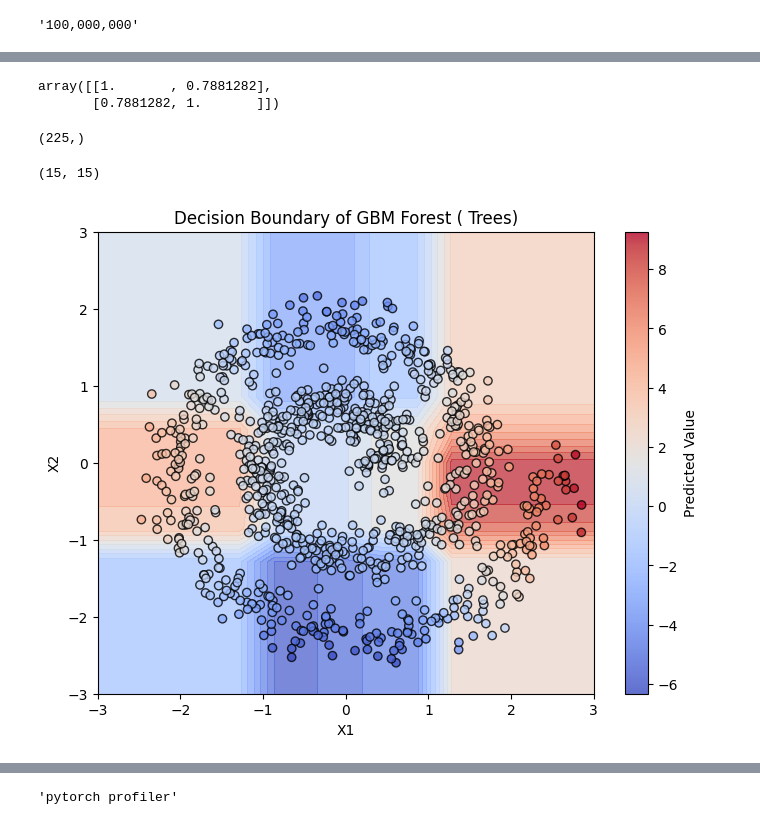
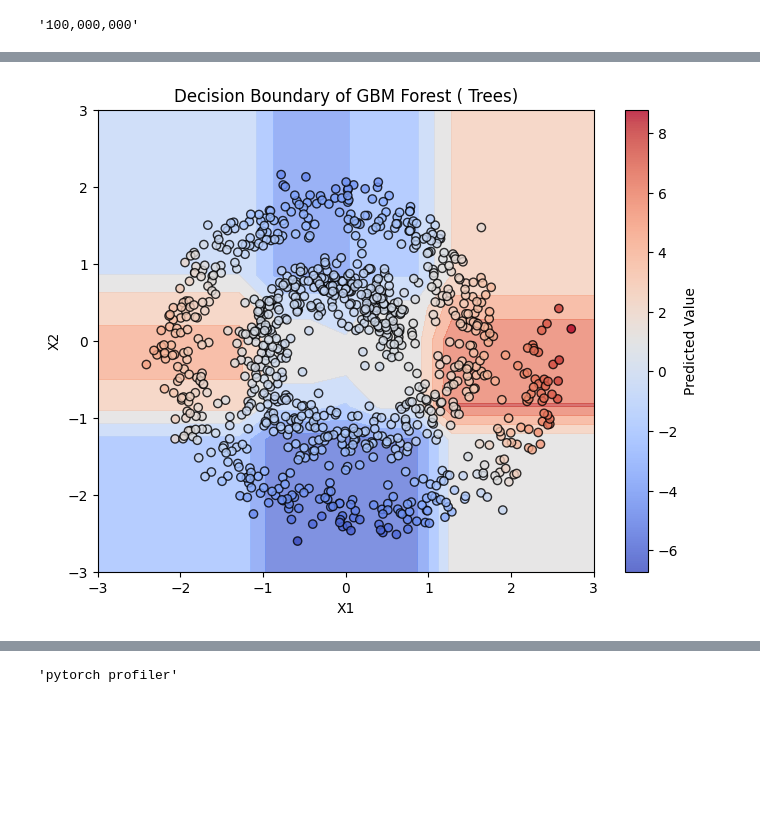
Before and after one commit to jefferythewind/erasplit-gpu, a Jupyter notebook: EraSplit GPU.ipynb, the cells around one changed output, grey strips where cells are left out. Cells and saved outputs as stored; diff of their text form; code cells hidden in the pictures; blank space fills up the shorter version.

Commit message:
checkpointing code, python recursive loop and new histogram on cuda

```diff
--- a/EraSplit GPU.ipynb
+++ b/EraSplit GPU.ipynb
@@ -354,9 +358,6 @@ stats.strip_dirs().sort_stats("cumulative").print_stats(20)  # Show top 20 funct
 # %%
-preds = model.predict(X_np[:1000])
-np.corrcoef([preds, Y_np[:1000]])
+preds = model.predict(X_np[:100])
+np.corrcoef([preds, Y_np[:100]])
-# %% [output]
-array([[1.       , 0.7881282],
-       [0.7881282, 1.       ]])
 # %%
 
 # with torch.autograd.profiler.profile(use_cuda=True) as prof:
@@ -367,33 +368,24 @@ array([[1.       , 0.7881282],
 # %%
 import numpy as np
 import matplotlib.pyplot as plt
 
 # Define the grid size and range
 grid_size = 15
 x1_range = np.linspace(-3, 3, grid_size)
 x2_range = np.linspace(-3, 3, grid_size)
 X1_grid, X2_grid = np.meshgrid(x1_range, x2_range)
 X_grid_np = np.column_stack([X1_grid.ravel(), X2_grid.ravel()])  # Flatten for batch prediction
+Z_grid = era_model.predict(X_grid_np)
+plt.figure(figsize=(8, 6))
+plt.contourf(X1_grid, X2_grid, Z_grid.reshape(grid_size,grid_size), cmap="coolwarm", alpha=0.7)
+plt.scatter(X_np[:, 0], X_np[:, 1], c=Y_np, cmap="coolwarm", edgecolor="k", marker="o", alpha=0.8)
+plt.colorbar(label="Predicted Value")
+plt.xlabel("X1")
+plt.ylabel("X2")
+plt.title(f"Decision Boundary of GBM Forest ( Trees)")
+plt.show()
+# %% [output]
+[figure, added]
-# %%
-Z_grid = era_model.predict(X_grid_np)
-Z_grid.shape
-# %% [output]
-(225,)
-# %%
-Z_grid.reshape(grid_size,grid_size).shape
-# %% [output]
-(15, 15)
-# %%
-plt.figure(figsize=(8, 6))
-plt.contourf(X1_grid, X2_grid, Z_grid.reshape(grid_size,grid_size), levels=20, cmap="coolwarm", alpha=0.7)
-plt.scatter(X_np[:, 0], X_np[:, 1], c=Y_np, cmap="coolwarm", edgecolor="k", marker="o", alpha=0.8)
-plt.colorbar(label="Predicted Value")
-plt.xlabel("X1")
-plt.ylabel("X2")
-plt.title(f"Decision Boundary of GBM Forest ( Trees)")
-plt.show()
-# %% [output]
-[figure, removed]
 # %%
 import numpy as np
 import matplotlib.pyplot as plt
```
Also changed, not shown: parts of 8 cells of this notebook, 4 other files.
